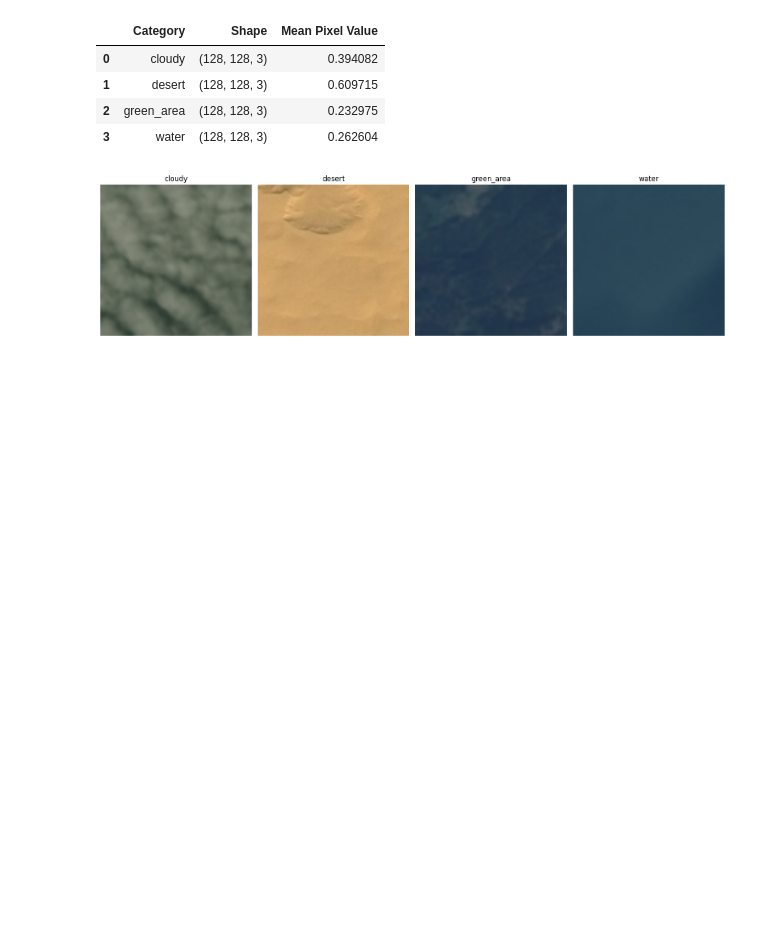
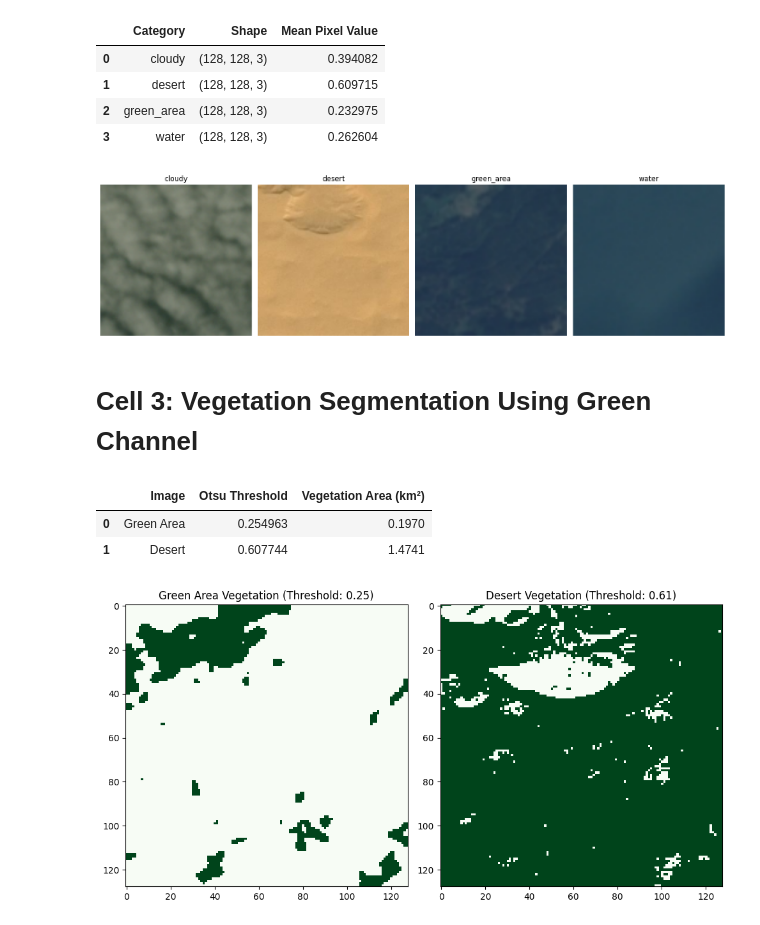
Before and after one commit to fjadidi2001/Cyber-Attack-Detection, a Jupyter notebook: satellite.ipynb, the cells around one changed output. Cells and saved outputs as stored; diff of their text form; code cells hidden in the pictures; blank space fills up the shorter version.

Commit message:
added cell 3

```diff
--- a/satellite.ipynb
+++ b/satellite.ipynb
@@ -90,3 +90,44 @@ plt.show()
 | 2 | green_area | (128, 128, 3) | 0.232975 |
 | 3 | water | (128, 128, 3) | 0.262604 |
 [figure]
+# %% [markdown]
+# Cell 3: Vegetation Segmentation Using Green Channel
+# %%
+# Function to segment vegetation using green channel
+def segment_vegetation(img):
+    green_channel = img[:, :, 1]  # Green channel (RGB)
+    threshold = threshold_otsu(green_channel)
+    vegetation_mask = green_channel > threshold
+    return vegetation_mask, threshold
+
+# Segment vegetation for green_area and desert samples
+veg_mask_green, thresh_green = segment_vegetation(sample_images['green_area'])
+veg_mask_desert, thresh_desert = segment_vegetation(sample_images['desert'])
+
+# Calculate vegetation area (assuming 10m resolution per pixel for estimation)
+pixel_area_km2 = (10 * 10) / 1e6  # 10m x 10m pixels
+veg_area_green = np.sum(veg_mask_green) * pixel_area_km2
+veg_area_desert = np.sum(veg_mask_desert) * pixel_area_km2
+
+# Output: Table of vegetation segmentation results
+veg_data = {
+    'Image': ['Green Area', 'Desert'],
+    'Otsu Threshold': [thresh_green, thresh_desert],
+    'Vegetation Area (km²)': [veg_area_green, veg_area_desert]
+}
+veg_df = pd.DataFrame(veg_data)
+display(veg_df)
+
+# Output: Vegetation segmentation maps
+fig, (ax1, ax2) = plt.subplots(1, 2, figsize=(10, 5))
+ax1.imshow(veg_mask_green, cmap='Greens')
+ax1.set_title(f'Green Area Vegetation (Threshold: {thresh_green:.2f})')
+ax2.imshow(veg_mask_desert, cmap='Greens')
+ax2.set_title(f'Desert Vegetation (Threshold: {thresh_desert:.2f})')
+plt.tight_layout()
+plt.show()
+# %% [output]
+|  | Image | Otsu Threshold | Vegetation Area (km²) |
+| 0 | Green Area | 0.254963 | 0.1970 |
+| 1 | Desert | 0.607744 | 1.4741 |
+[figure, added]
```
